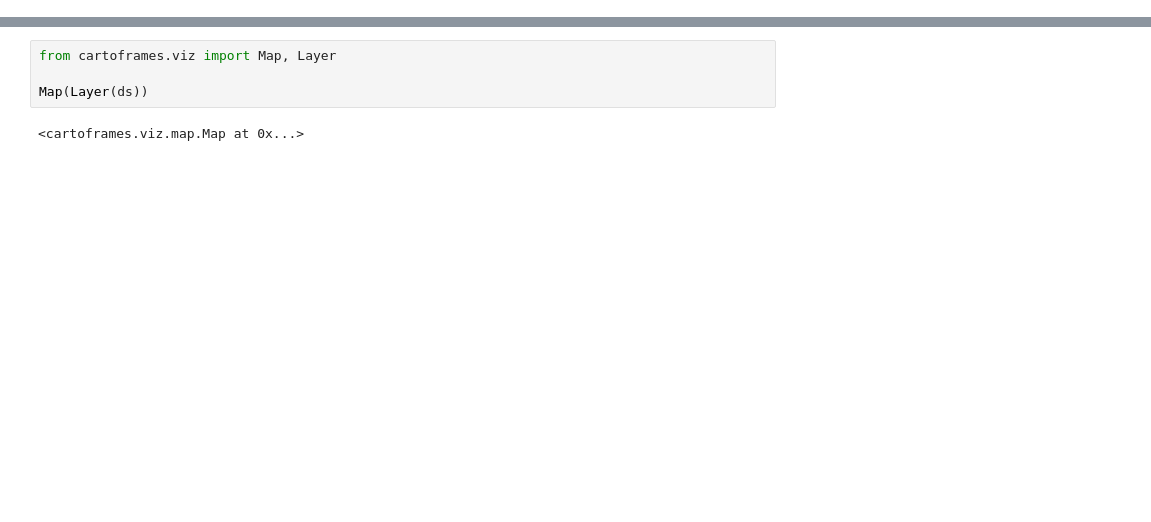
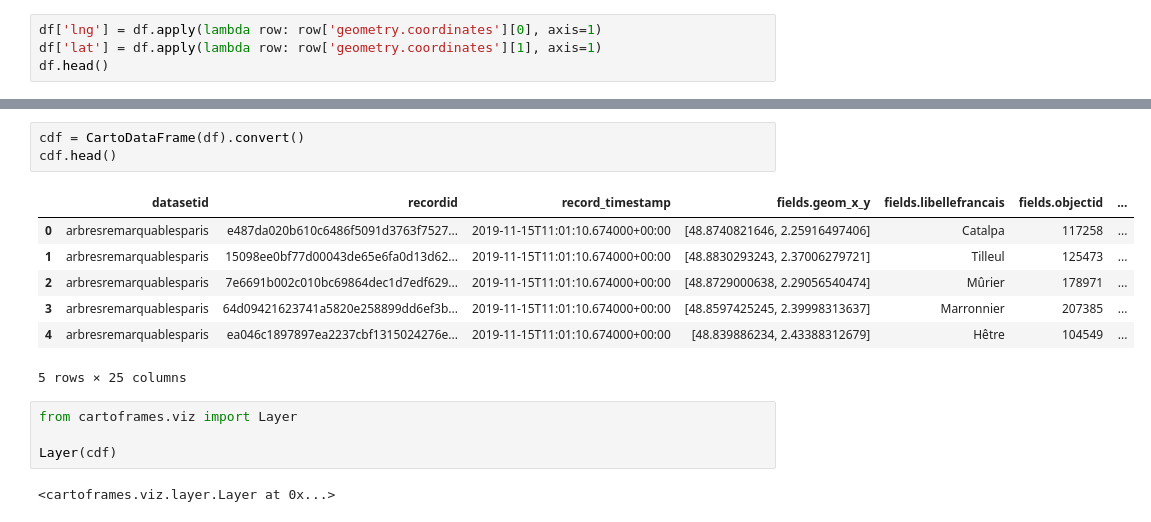
Before and after one commit to CartoDB/cartoframes, a Jupyter notebook: examples/downloading_and_uploading_data/create_dataset_from_json.ipynb, the cells around one changed output, grey strips where cells are left out. Saved outputs shown, nothing was run; the diff lists cells and outputs as text; blank space fills up the shorter version.

```diff
--- a/examples/downloading_and_uploading_data/create_dataset_from_json.ipynb
+++ b/examples/downloading_and_uploading_data/create_dataset_from_json.ipynb
@@ -30,0 +40,4 @@ ds = Dataset(df)
+# %%
+df['lng'] = df.apply(lambda row: row['geometry.coordinates'][0], axis=1)
+df['lat'] = df.apply(lambda row: row['geometry.coordinates'][1], axis=1)
+df.head()
@@ -31,6 +52,17 @@ ds = Dataset(df)
+# %%
+cdf = CartoDataFrame(df).convert()
+cdf.head()
+# %% [output]
+|  | datasetid | recordid | record_timestamp | fields.geom_x_y | fields.libellefrancais | fields.objectid | ... |
+| 0 | arbresremarquablesparis | e487da020b610c6486f5091d3763f7527... | 2019-11-15T11:01:10.674000+00:00 | [48.8740821646, 2.25916497406] | Catalpa | 117258 | ... |
+| 1 | arbresremarquablesparis | 15098ee0bf77d00043de65e6fa0d13d62... | 2019-11-15T11:01:10.674000+00:00 | [48.8830293243, 2.37006279721] | Tilleul | 125473 | ... |
+| 2 | arbresremarquablesparis | 7e6691b002c010bc69864dec1d7edf629... | 2019-11-15T11:01:10.674000+00:00 | [48.8729000638, 2.29056540474] | Mûrier | 178971 | ... |
+| 3 | arbresremarquablesparis | 64d09421623741a5820e258899dd6ef3b... | 2019-11-15T11:01:10.674000+00:00 | [48.8597425245, 2.39998313637] | Marronnier | 207385 | ... |
+| 4 | arbresremarquablesparis | ea046c1897897ea2237cbf1315024276e... | 2019-11-15T11:01:10.674000+00:00 | [48.839886234, 2.43388312679] | Hêtre | 104549 | ... |
+5 rows × 25 columns
 # %%
-from cartoframes.viz import Map, Layer
+from cartoframes.viz import Layer
 
-Map(Layer(ds))
+Layer(cdf)
 # %% [output]
-<cartoframes.viz.map.Map at 0x...>
+<cartoframes.viz.layer.Layer at 0x...>
```
Also changed, not shown: parts of 10 cells of this notebook, 7 other files.
